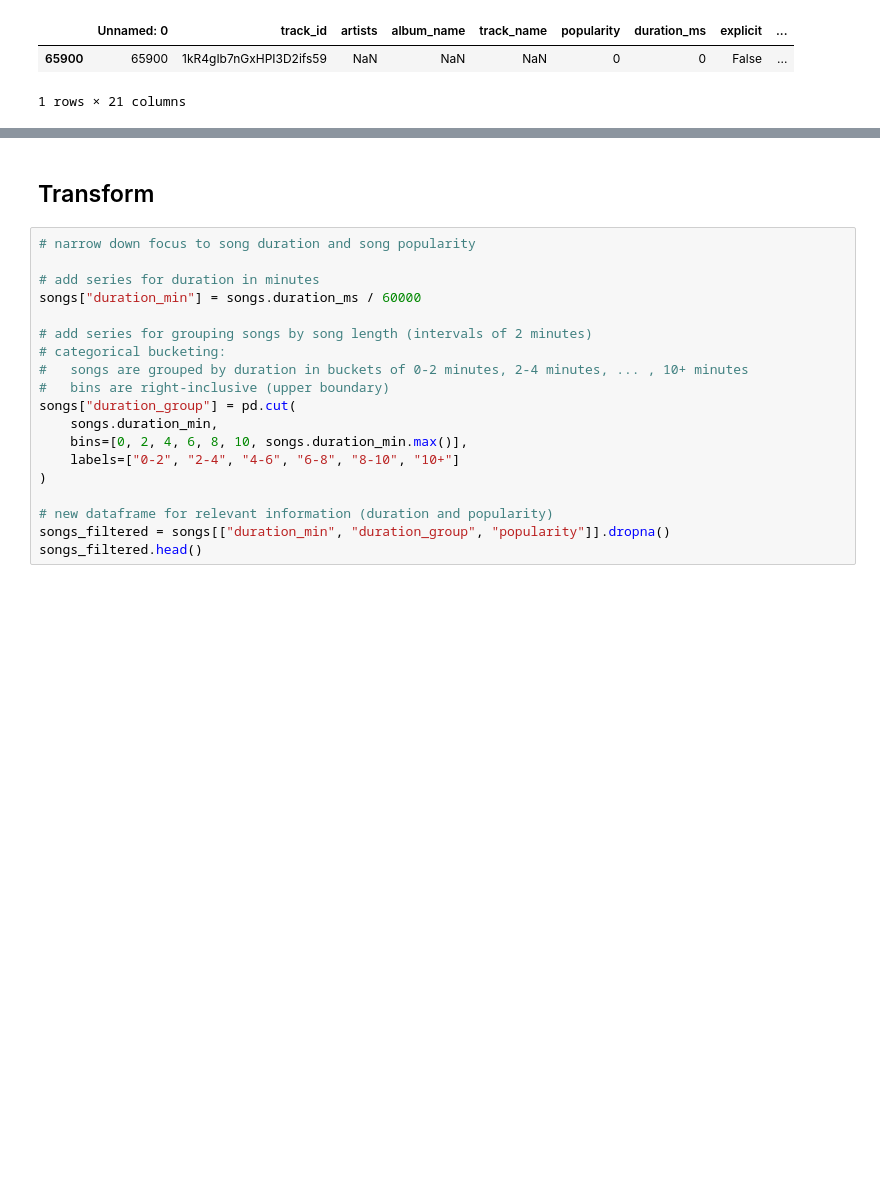
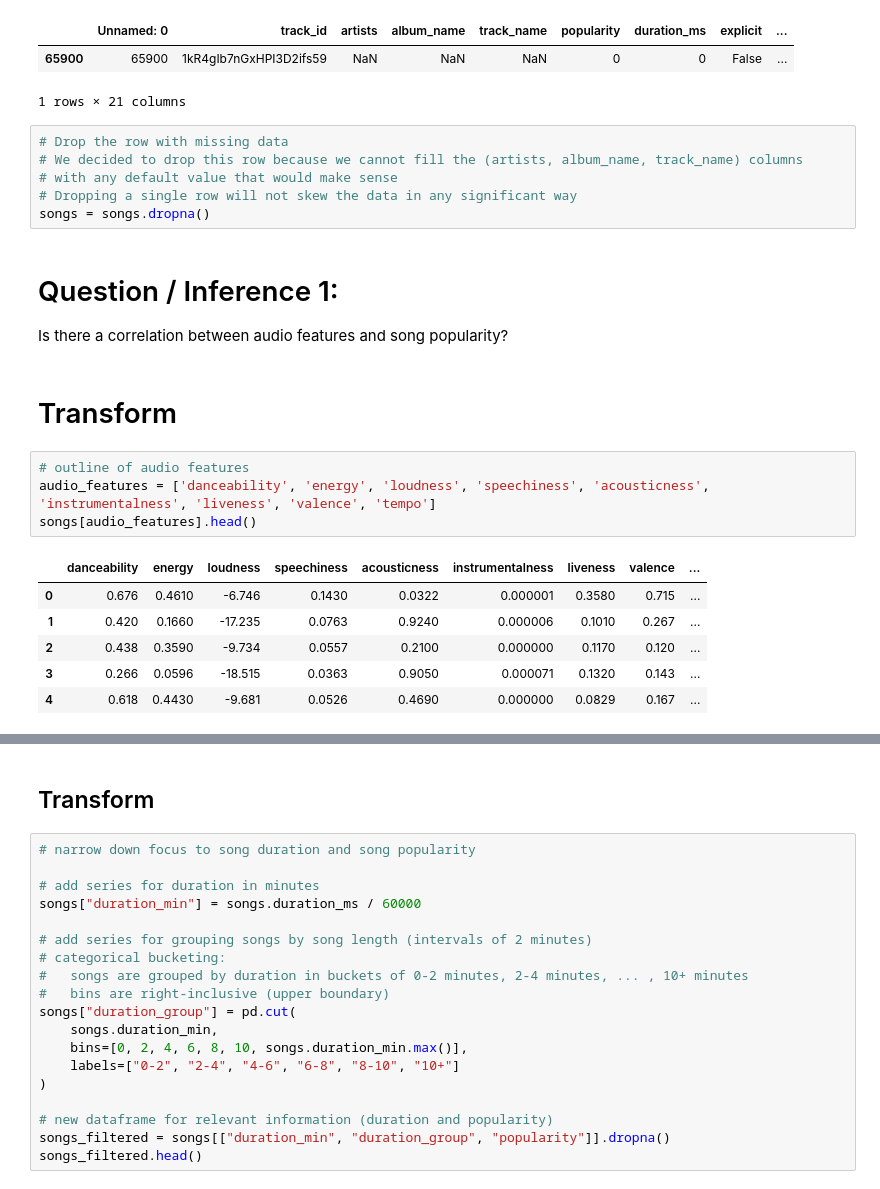
Before and after one commit to sjsu-cs133-f25/team2-spotify-music, a Jupyter notebook: notebooks/01_explore.ipynb, the cells around one changed output, grey strips where cells are left out. Saved outputs shown, nothing was run; the diff lists cells and outputs as text; blank space fills up the shorter version.

Commit message:
Compiled all inference notebooks into the final notebook

```diff
--- a/notebooks/01_explore.ipynb
+++ b/notebooks/01_explore.ipynb
@@ -82,3 +82,25 @@ songs[songs.isnull().any(axis=1)]
 |  | Unnamed: 0 | track_id | artists | album_name | track_name | popularity | duration_ms | explicit | ... |
 | 65900 | 65900 | 1kR4gIb7nGxHPI3D2ifs59 | NaN | NaN | NaN | 0 | 0 | False | ... |
 1 rows × 21 columns
+# %%
+# Drop the row with missing data
+# We decided to drop this row because we cannot fill the (artists, album_name, track_name) columns
+# with any default value that would make sense
+# Dropping a single row will not skew the data in any significant way
+songs = songs.dropna()
+# %% [markdown]
+# Question / Inference 1:
+Is there a correlation between audio features and song popularity?
+# %% [markdown]
+# Transform
+# %%
+# outline of audio features
+audio_features = ['danceability', 'energy', 'loudness', 'speechiness', 'acousticness', 'instrumentalness', 'liveness', 'valence', 'tempo']
+songs[audio_features].head()
+# %% [output]
+|  | danceability | energy | loudness | speechiness | acousticness | instrumentalness | liveness | valence | ... |
+| 0 | 0.676 | 0.4610 | -6.746 | 0.1430 | 0.0322 | 0.000001 | 0.3580 | 0.715 | ... |
+| 1 | 0.420 | 0.1660 | -17.235 | 0.0763 | 0.9240 | 0.000006 | 0.1010 | 0.267 | ... |
+| 2 | 0.438 | 0.3590 | -9.734 | 0.0557 | 0.2100 | 0.000000 | 0.1170 | 0.120 | ... |
+| 3 | 0.266 | 0.0596 | -18.515 | 0.0363 | 0.9050 | 0.000071 | 0.1320 | 0.143 | ... |
+| 4 | 0.618 | 0.4430 | -9.681 | 0.0526 | 0.4690 | 0.000000 | 0.0829 | 0.167 | ... |
```
Also changed, not shown: parts of 24 cells of this notebook.
